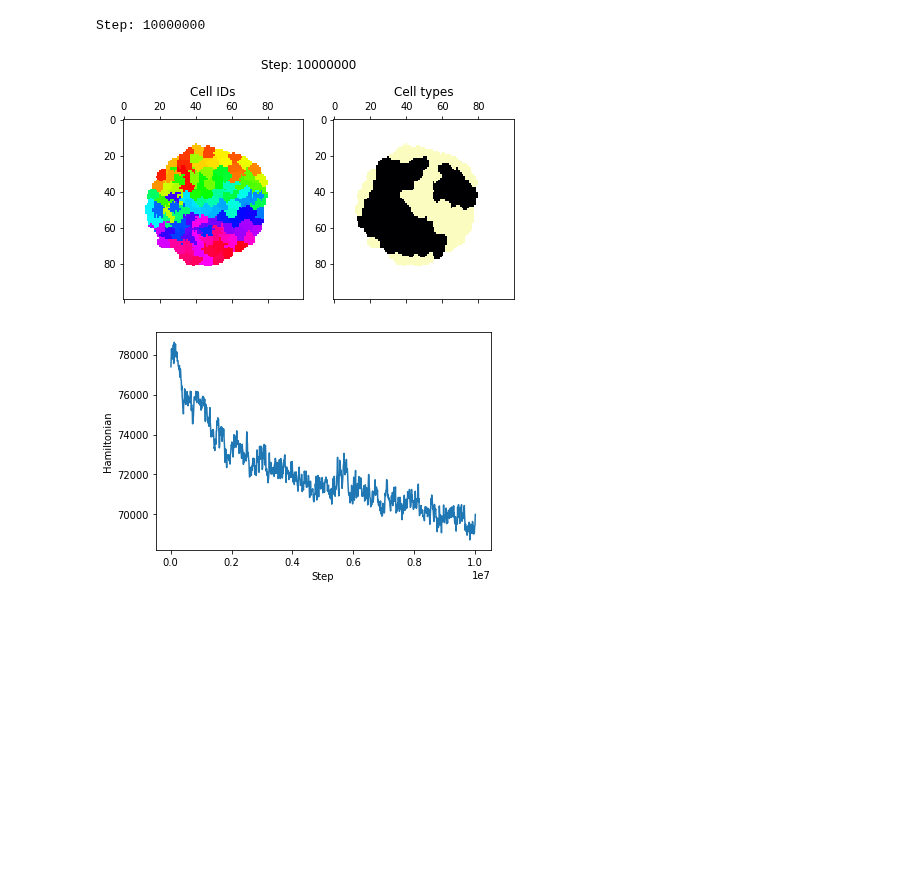
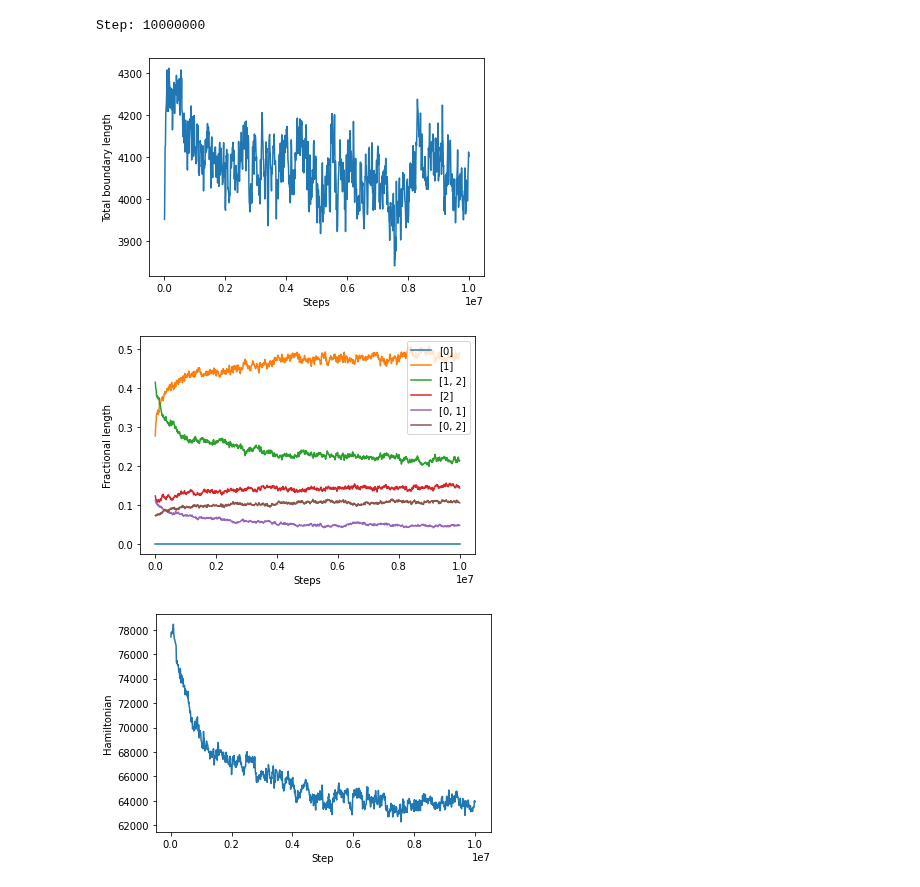
Before and after one commit to Nickvs99/ComputationalBiology, a Jupyter notebook: Set4/cellular_potts_model.ipynb, the cells around one changed output. Cells and saved outputs as stored; diff of their text form; code cells hidden in the pictures; blank space fills up the shorter version.

Commit message:
Capture both boundary lengths and hamiltonian at the same time

```diff
--- a/Set4/cellular_potts_model.ipynb
+++ b/Set4/cellular_potts_model.ipynb
@@ -351,14 +344,11 @@ class Cellular_plots_model:
         plt.show()
 # %%
-model = Cellular_plots_model(n_steps=10000000, n_types=3, n_cells=100, nx=100, equilibrium_area=40, T=20, lamda=1, k=1)
-# print(model.calc_boundary_lengths())
-# model.show_grid_every_x_steps(100000)
+model = Cellular_plots_model(n_steps=10000000, n_types=3, n_cells=100, nx=100, equilibrium_area=36, T=20, lamda=1, k=1, collect_data_steps=10000)
 model.run()
-model.show_grid()
-model.show_hamiltonian_evolution()
-
-# model.plot_boundary_lengths(100)
+model.plot_boundary_lengths()
+model.plot_hamiltonian_evolution()
 # %% [output]
 Step: 10000000
-[figure, old version]
+[figure, new version]
-[figure, old version]
+[figure, new version]
+[figure, added]
```
Also changed, not shown: parts of 1 cell of this notebook.
